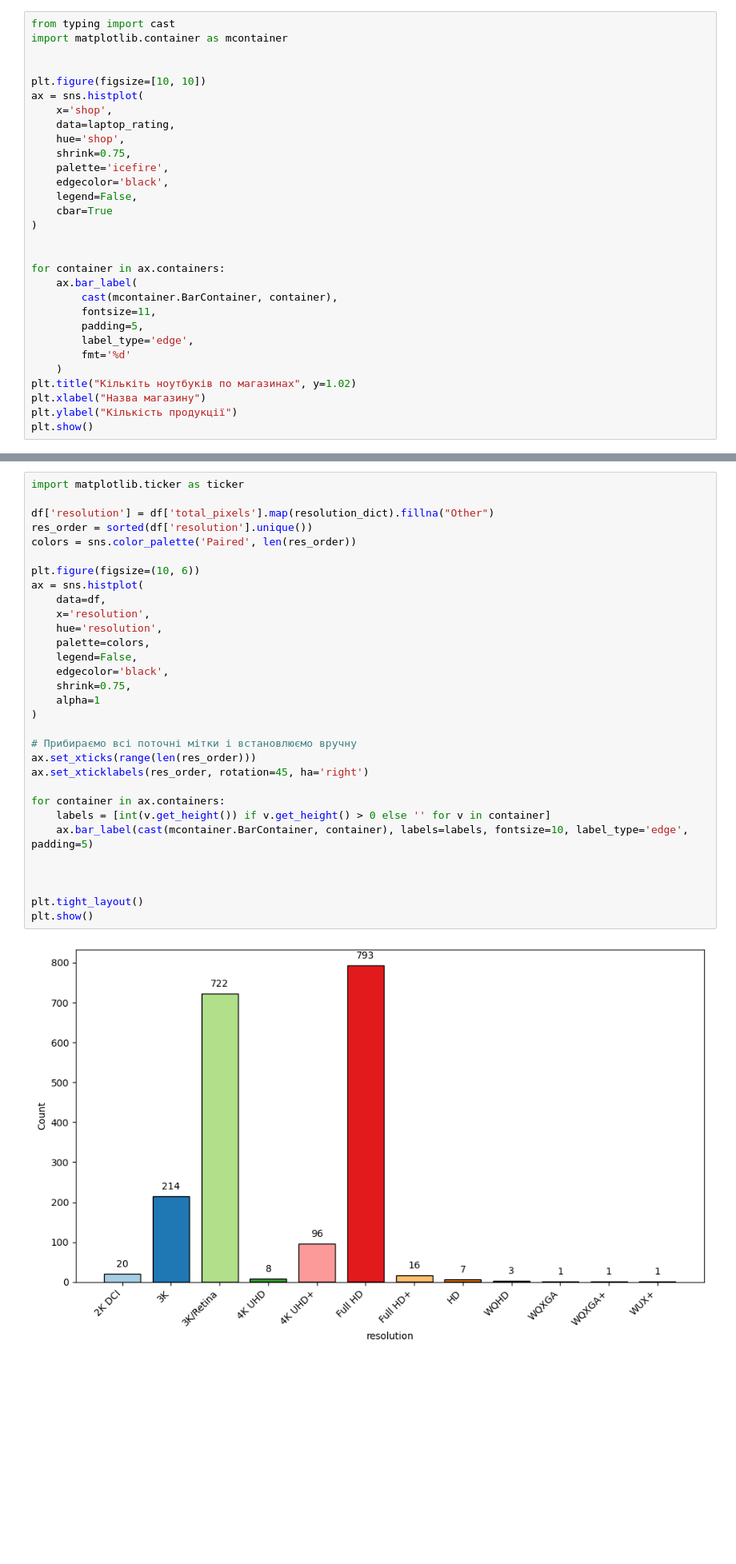
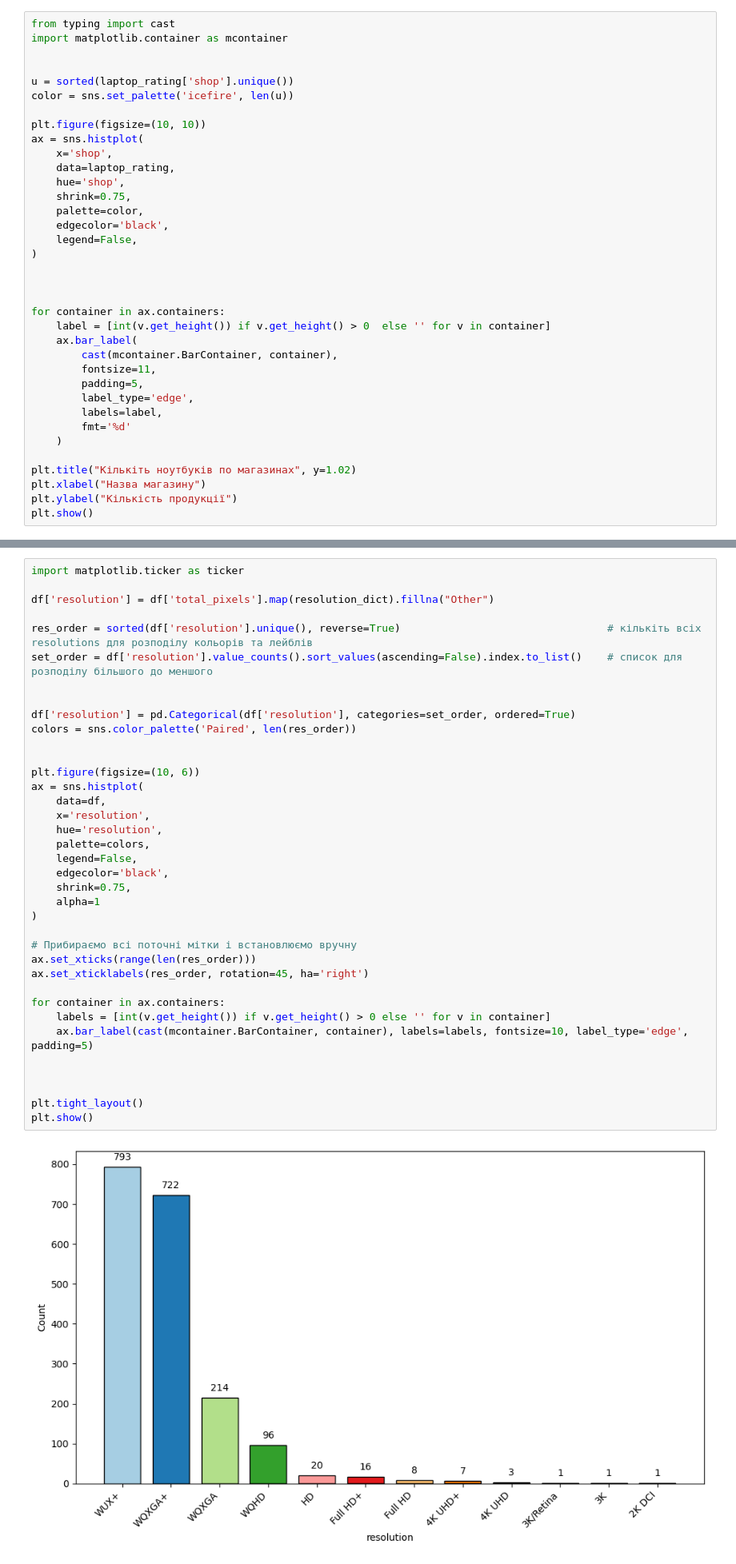
Before and after one commit to TopolyaNOT/laptop_analysis, a Jupyter notebook: test.ipynb, the cells around one changed output, grey strips where cells are left out. Shown at 80% size. Saved outputs shown, nothing was run; the diff lists cells and outputs as text; blank space fills up the shorter version.

```diff
--- a/test.ipynb
+++ b/test.ipynb
@@ -277,27 +277,33 @@ from typing import cast
 import matplotlib.container as mcontainer
 
 
-plt.figure(figsize=[10, 10])
+u = sorted(laptop_rating['shop'].unique())
+color = sns.set_palette('icefire', len(u))
+
+plt.figure(figsize=(10, 10))
 ax = sns.histplot(
     x='shop',
     data=laptop_rating,
     hue='shop',
     shrink=0.75,
-    palette='icefire',
+    palette=color,
     edgecolor='black',
     legend=False,
-    cbar=True
 )
 
 
+
 for container in ax.containers:
+    label = [int(v.get_height()) if v.get_height() > 0  else '' for v in container]
     ax.bar_label(
         cast(mcontainer.BarContainer, container),
         fontsize=11,
         padding=5,
         label_type='edge',
+        labels=label,
         fmt='%d'
     )
+
 plt.title("Кількіть ноутбуків по магазинах", y=1.02)
 plt.xlabel("Назва магазину")
 plt.ylabel("Кількість продукції")
@@ -501,35 +516,41 @@ resolution_dict = {
 import matplotlib.ticker as ticker
 
 df['resolution'] = df['total_pixels'].map(resolution_dict).fillna("Other")
-res_order = sorted(df['resolution'].unique())
+
+res_order = sorted(df['resolution'].unique(), reverse=True)                                 # кількіть всіх resolutions для розподілу кольорів та лейблів
+set_order = df['resolution'].value_counts().sort_values(ascending=False).index.to_list()    # список для розподілу більшого до меншого
+
+
+df['resolution'] = pd.Categorical(df['resolution'], categories=set_order, ordered=True)
 colors = sns.color_palette('Paired', len(res_order))
+
 
 plt.figure(figsize=(10, 6))
 ax = sns.histplot(
     data=df,
     x='resolution',
     hue='resolution',
     palette=colors,
     legend=False,
     edgecolor='black',
     shrink=0.75,
     alpha=1
 )
 
 # Прибираємо всі поточні мітки і встановлюємо вручну
 ax.set_xticks(range(len(res_order)))
 ax.set_xticklabels(res_order, rotation=45, ha='right')
 
 for container in ax.containers:
     labels = [int(v.get_height()) if v.get_height() > 0 else '' for v in container]
     ax.bar_label(cast(mcontainer.BarContainer, container), labels=labels, fontsize=10, label_type='edge', padding=5)
 
 
 
 plt.tight_layout()
 plt.show()
 # %% [output]
-[figure, old version]
+[figure, new version]
 # %% [markdown]
 #### Ціна за 1 pixel
 # %% [markdown]
```
Also changed, not shown: parts of 9 cells of this notebook.
